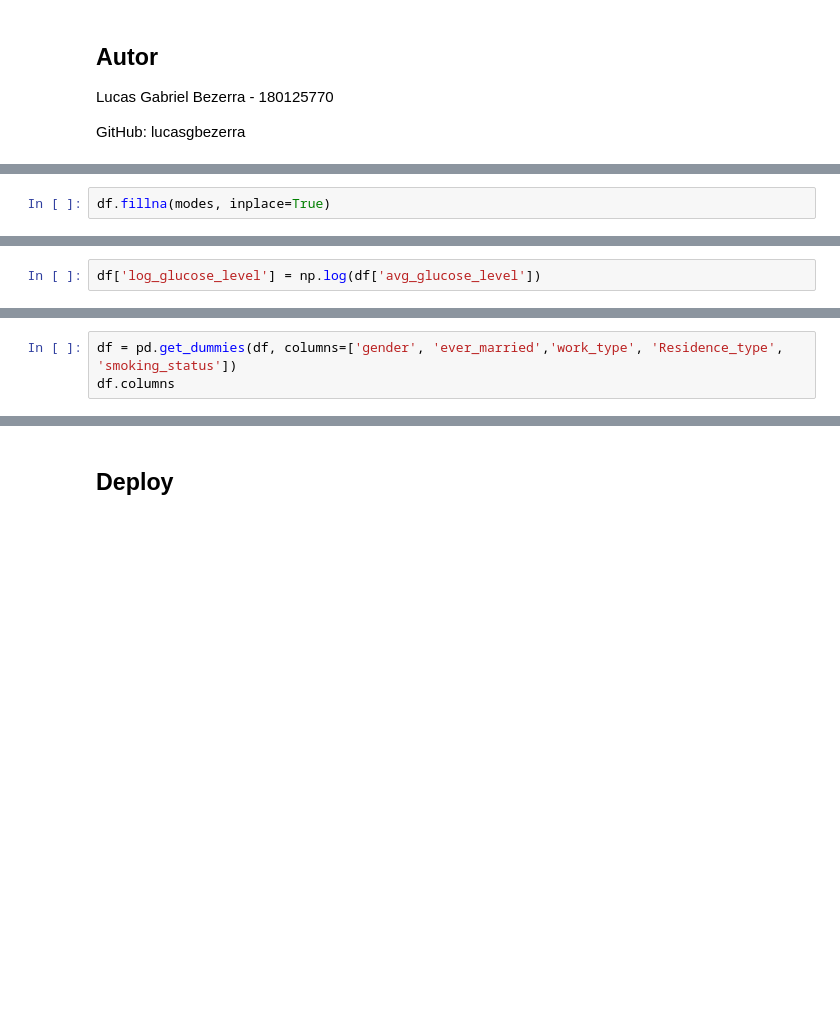
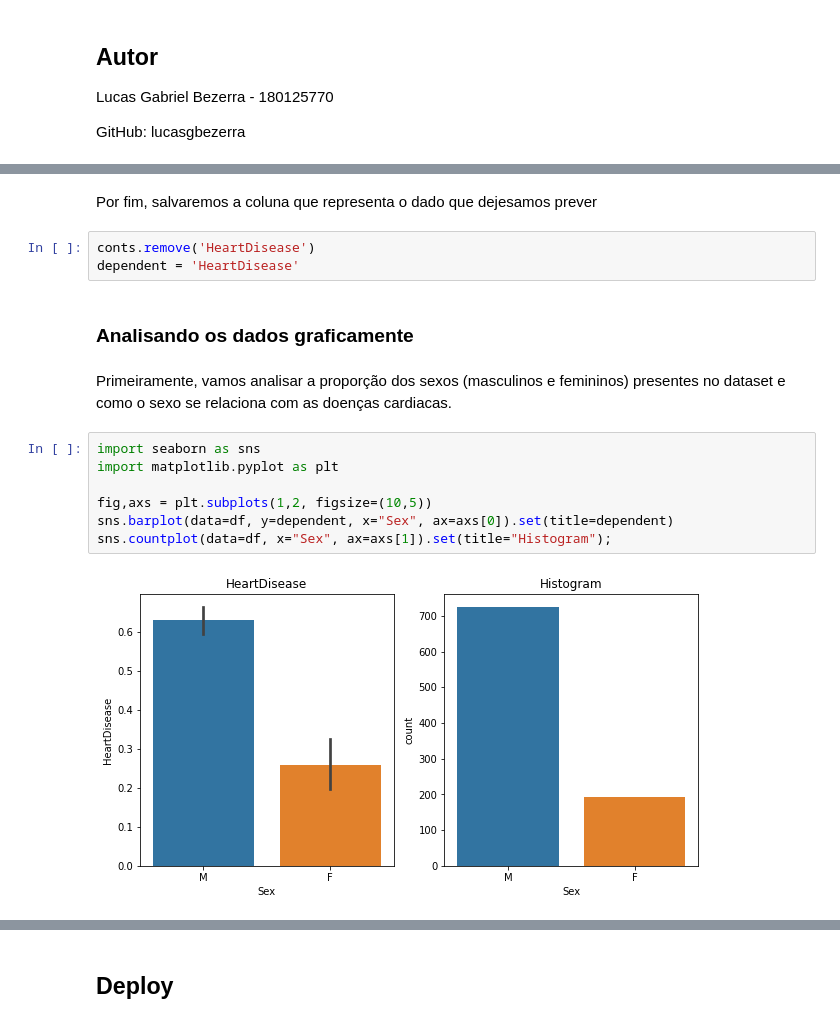
Before and after one commit to fabraz/fastaiOnCampus, a Jupyter notebook: nbs/180125770_lucasgbezerra_Lucas Gabriel Bezerra.ipynb, the cells around one changed output, grey strips where cells are left out. Drawn from its saved outputs; the diff is of its cells as text; blank space fills up the shorter version.

```diff
--- a/nbs/180125770_lucasgbezerra_Lucas Gabriel Bezerra.ipynb
+++ b/nbs/180125770_lucasgbezerra_Lucas Gabriel Bezerra.ipynb
@@ -138,2 +129,0 @@ Name: 0, dtype: object
-# %%
-df.fillna(modes, inplace=True)
@@ -168,2 +129,0 @@ df.describe(include=(np.number))
-# %%
-df['log_glucose_level'] = np.log(df['avg_glucose_level'])
@@ -192,3 +129,0 @@ Para isso será utilizado o método do pandas *get_dummies()*. Ela cria variáve
-# %%
-df = pd.get_dummies(df, columns=['gender', 'ever_married','work_type', 'Residence_type', 'smoking_status'])
-df.columns
@@ -566,0 +162,18 @@ labels, preds
+# %% [markdown]
+Por fim, salvaremos a coluna que representa o dado que dejesamos prever
+# %%
+conts.remove('HeartDisease')
+dependent = 'HeartDisease'
+# %% [markdown]
+### Analisando os dados graficamente
+# %% [markdown]
+Primeiramente, vamos analisar a proporção dos sexos (masculinos e femininos) presentes no dataset e como o sexo se relaciona com as doenças cardiacas.
+# %%
+import seaborn as sns
+import matplotlib.pyplot as plt
+
+fig,axs = plt.subplots(1,2, figsize=(10,5))
+sns.barplot(data=df, y=dependent, x="Sex", ax=axs[0]).set(title=dependent)
+sns.countplot(data=df, x="Sex", ax=axs[1]).set(title="Histogram");
+# %% [output]
+[figure, added]
```
Also changed, not shown: parts of 131 cells of this notebook.
